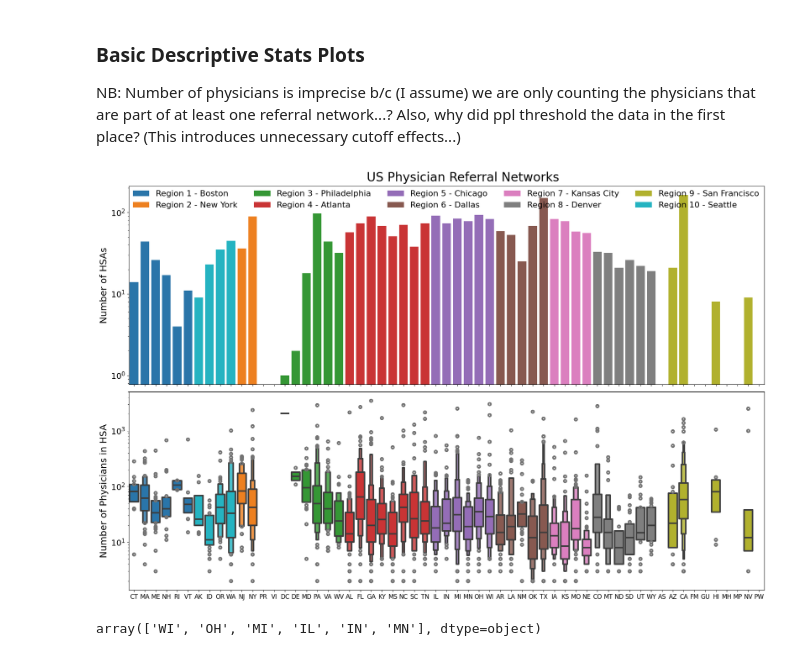
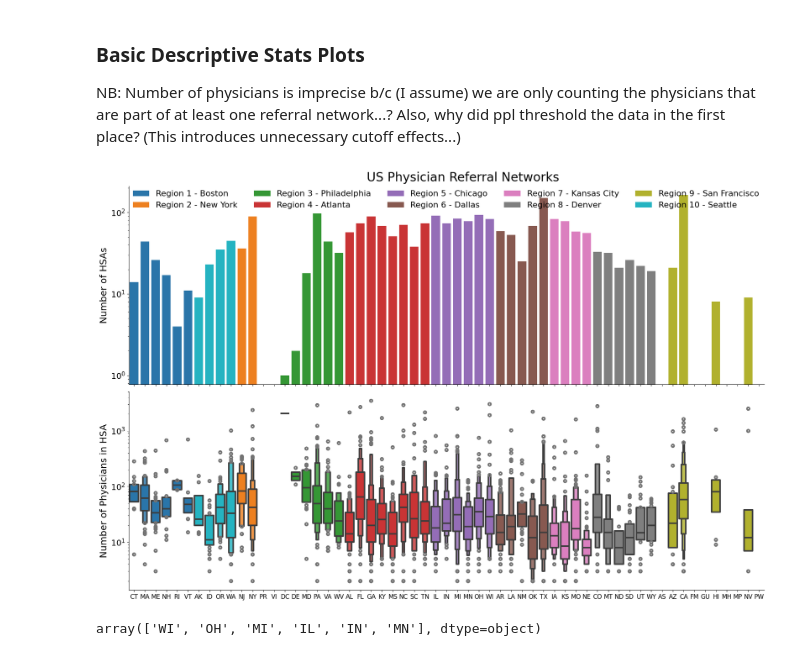
Before and after one commit to aidos-lab/apparent, a Jupyter notebook: notebooks/visualization.ipynb, the cells around one changed output. Drawn from its saved outputs; the diff is of its cells as text; code cells hidden in the pictures.

Commit message:
despine basic stats fig

```diff
--- a/notebooks/visualization.ipynb
+++ b/notebooks/visualization.ipynb
@@ -309,32 +309,34 @@ Also, why did ppl threshold the data in the first place? (This introduces unnece
 # %%
 # Set up the figure with subplots
 fig, (ax1, ax2) = plt.subplots(2, 1, figsize=(20, 12), sharex=True)
 
 # Plot 1: Countplot
 sns.countplot(data=df, x="state", hue="region", hue_order=sorted_regions_array, order=ordered_states, palette="tab10", saturation=0.85, ax=ax1,)
 ax1.set_ylabel('Number of HSAs', fontsize=labelsize)
 ax1.set_yscale('log')
 ax1.legend(loc='upper left', ncols=5, fontsize=ticksize, frameon=False, borderaxespad=0.1)
 ax1.set_yticklabels(ax1.get_yticklabels(), fontsize=ticksize)
 
 # Plot 2: Boxenplot
 sns.boxenplot(data=df, x="state", y="n_nodes", hue="region", hue_order=sorted_regions_array, order=ordered_states, palette="tab10", saturation=0.85,
               log_scale=True, ax=ax2, legend=False,
               box_kws=dict(lw=3), flier_kws=dict(lw=3), line_kws=dict(linewidth=3),
              )
 ax2.set_ylabel('Number of Physicians in HSA', fontsize=labelsize)
 ax2.set_xlabel("")
 ax2.set_xticklabels(ordered_states, fontsize=ticksize - 4)
 ax2.set_yticklabels(ax2.get_yticklabels(), fontsize=ticksize)
 #ax2.legend(loc='upper right', ncols=5)
 #ax2.get_legend().remove()
 
+sns.despine(fig)
+
 plt.suptitle("US Physician Referral Networks", fontsize=labelsize + 6)
 # Adjust layout
 plt.tight_layout()
 plt.savefig(f"../figures/basic-descriptive-statistics.pdf", bbox_inches="tight", transparent=True)
 # %% [output]
-[figure, old version]
+[figure, new version]
 # %%
 df.query("region == 'Region 5 - Chicago'")[["hsanum","state", "OR_0"]].explode("OR_0").state.unique()
 # %% [output]
```
Also changed, not shown: parts of 1 cell of this notebook, 1 other file.
